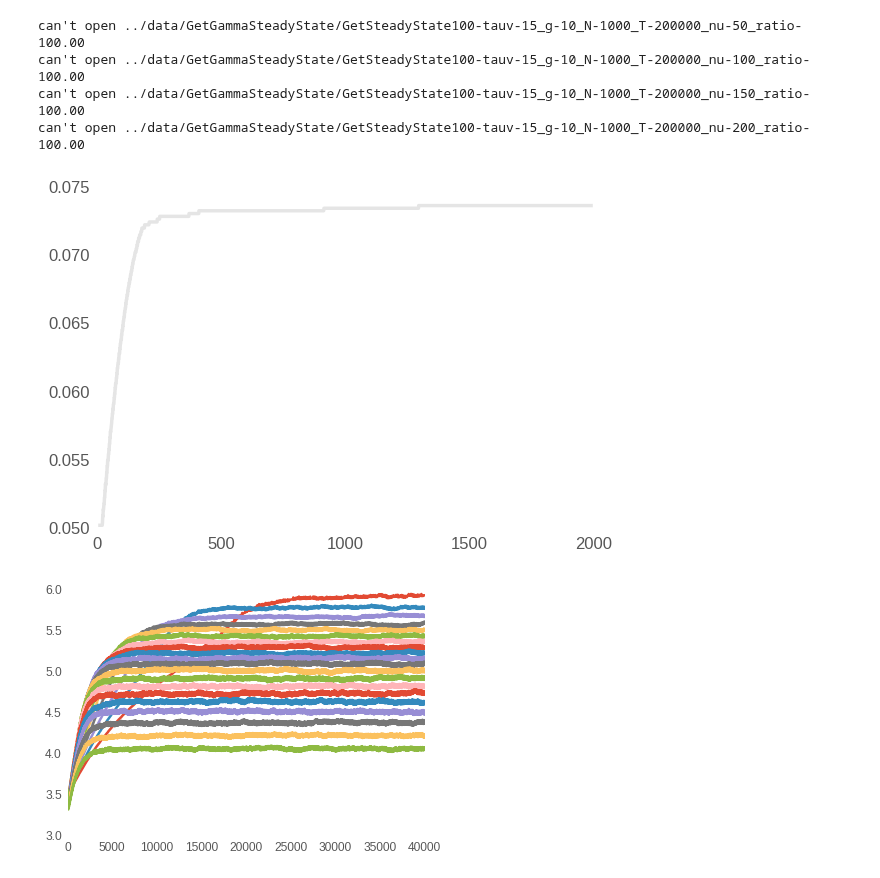
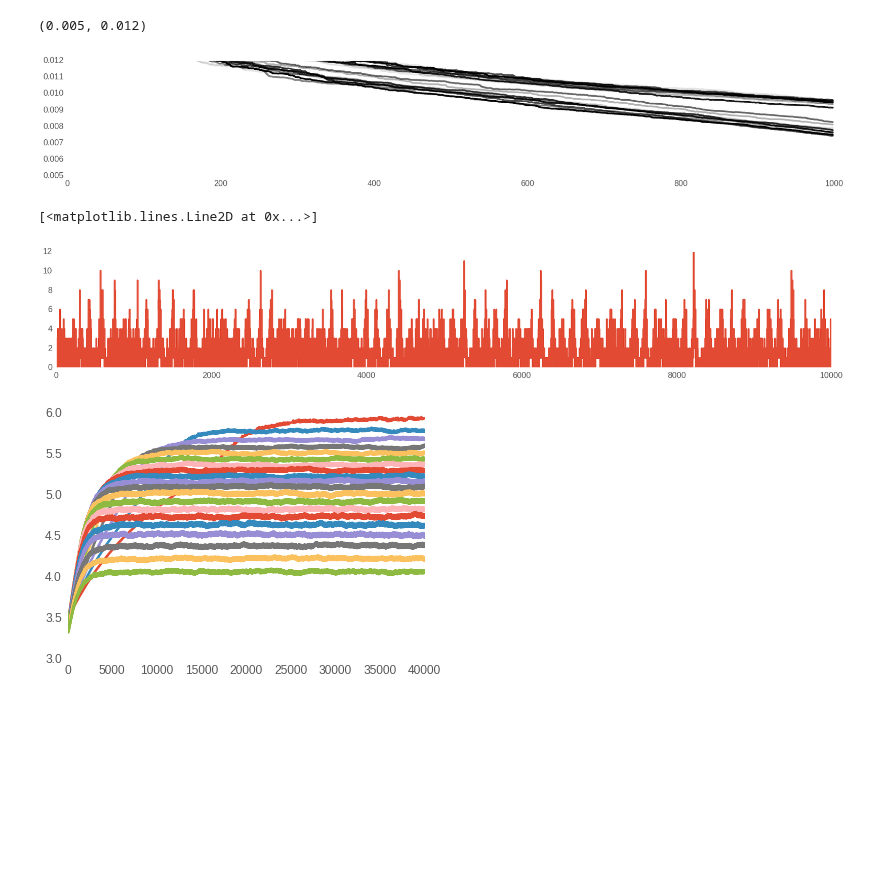
Before and after one commit to gpernelle/cortex, a Jupyter notebook: notebooks/paperSync-figure2.ipynb, the cells around one changed output. Cells and saved outputs as stored; diff of their text form; code cells hidden in the pictures; blank space fills up the shorter version.

```diff
--- a/notebooks/paperSync-figure2.ipynb
+++ b/notebooks/paperSync-figure2.ipynb
@@ -30,3 +26,6 @@ PAPER = os.path.expanduser('~/Dropbox/ICL-2014/Presentations/2016-10-11-GJ-sync-
 # %%
 plt.style.use(['seaborn-paper'])
 sns.set_context("paper", font_scale=1.5, rc={"lines.linewidth": 2.5})
+# %%
+def f():
+    plt.figure(figsize=(20,3), linewidth=0.1)
@@ -33,22 +34,29 @@ sns.set_context("paper", font_scale=1.5, rc={"lines.linewidth": 2.5})
 # %%
 gR=[]
-ratio = 100
-path = '../data/GetGammaSteadyState/GetSteadyState100'
-for nu in np.arange(0,201,50):
-    for g in [10]:
-        filepath = path + '-tauv-15_g-%d_N-1000_T-200000_nu-%d_ratio-%.2f'%(g, nu,ratio)
+ratio = 1
+f()
+path = '../data/GetGammaSteadyState/GetSteadyState130'
+for nu in np.arange(0,201,20):
+    for g in [5,10]:
+        filepath = path + '-tauv-15_g-%d_N-1000_T-100000_nu-%d_ratio-%.2f'%(g, nu,ratio)
         try:
             a = np.load(filepath)
             plt.plot(a['gamma'][:-2], c='black',alpha=(nu+20)/200)
             gR.append(a['gamma'])
         except:
             print('can\'t open %s'%filepath)
+plt.ylim([0.005,0.012])
 # %% [output]
-can't open ../data/GetGammaSteadyState/GetSteadyState100-tauv-15_g-10_N-1000_T-200000_nu-50_ratio-100.00
-can't open ../data/GetGammaSteadyState/GetSteadyState100-tauv-15_g-10_N-1000_T-200000_nu-100_ratio-100.00
-can't open ../data/GetGammaSteadyState/GetSteadyState100-tauv-15_g-10_N-1000_T-200000_nu-150_ratio-100.00
-can't open ../data/GetGammaSteadyState/GetSteadyState100-tauv-15_g-10_N-1000_T-200000_nu-200_ratio-100.00
+(0.005, 0.012)
-[figure, old version]
+[figure, new version]
+# %%
+f()
+filepath = path + '-tauv-15_g-%d_N-1000_T-100000_nu-%d_ratio-%.2f'%(5, 100,1.5)
+a = np.load(filepath)
+plt.plot(a['vvmI'][90000:100000])
+# %% [output]
+[<matplotlib.lines.Line2D at 0x...>]
+[figure, added]
 # %%
 gR=[]
 for k in np.arange(0,200,10):
```
Also changed, not shown: parts of 2 cells of this notebook, 8 other files.
